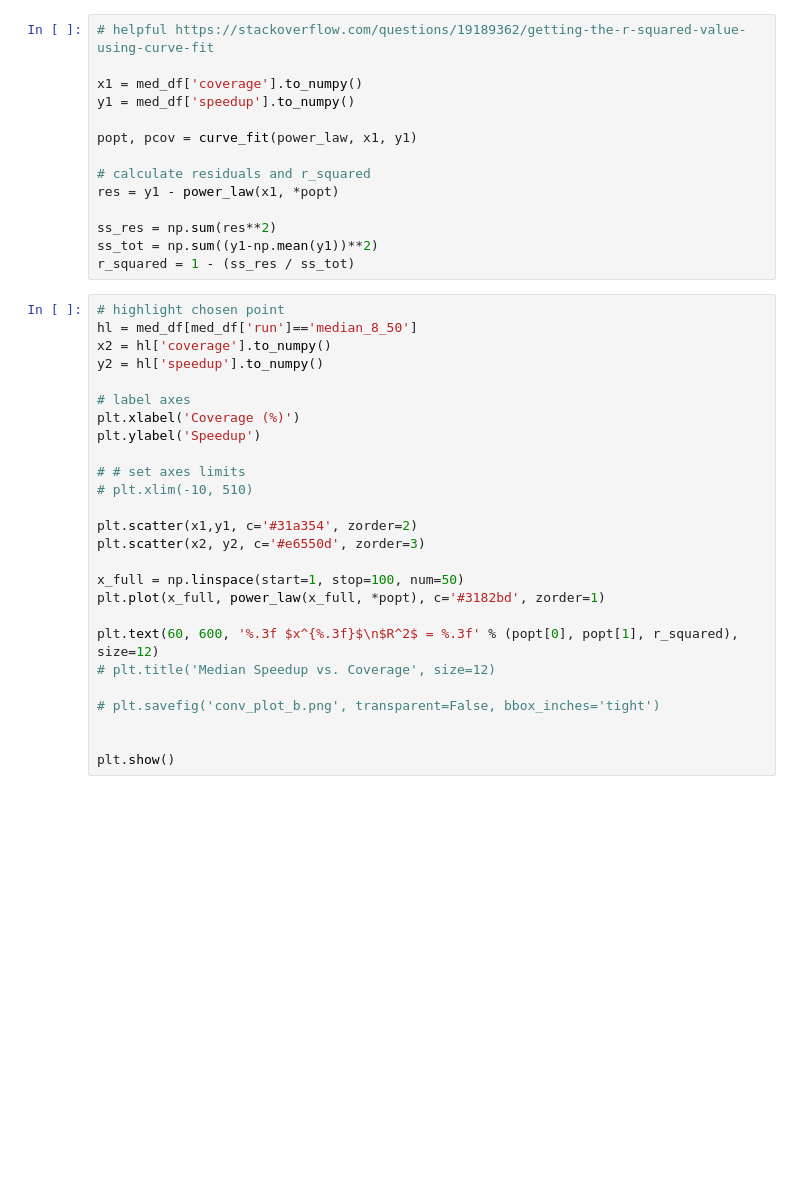
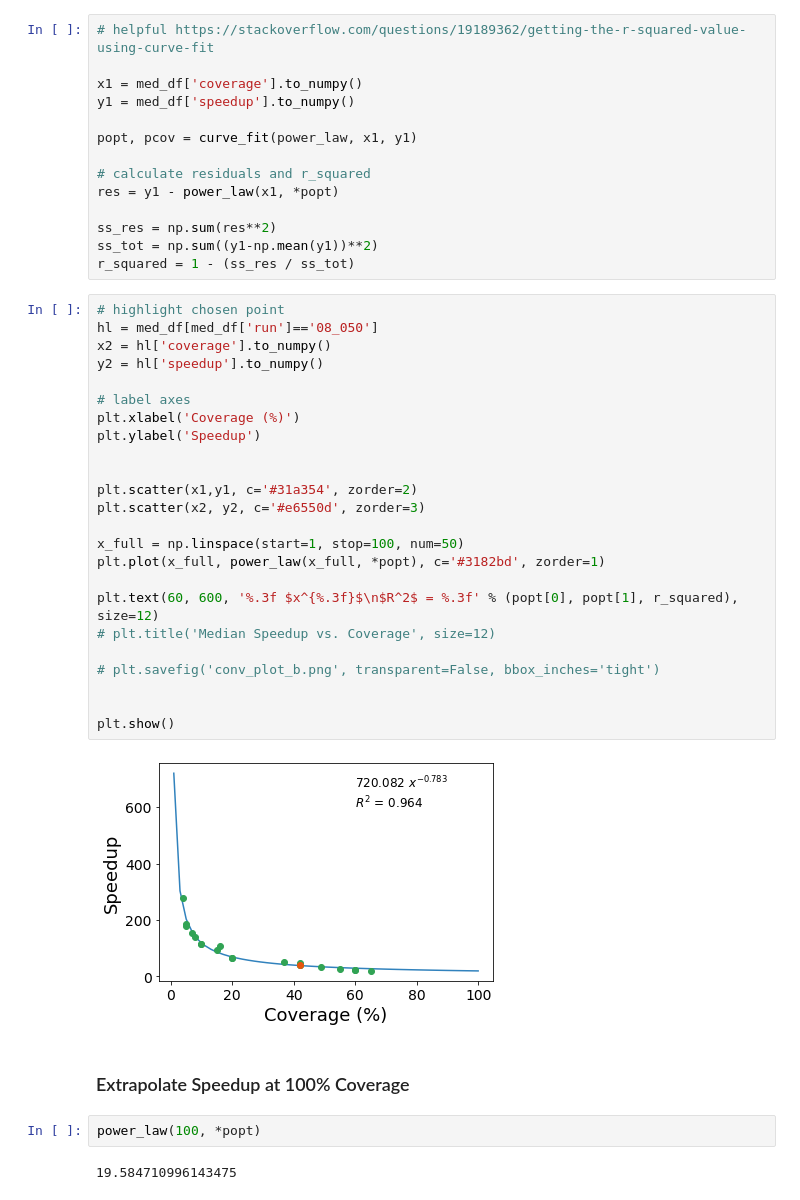
Before and after one commit to brigreens/GA-Best-Practices, a Jupyter notebook: data_analysis/GA_convergence_analysis_median.ipynb, the cells around one changed output. Saved outputs shown, nothing was run; the diff lists cells and outputs as text; blank space fills up the shorter version.

```diff
--- a/data_analysis/GA_convergence_analysis_median.ipynb
+++ b/data_analysis/GA_convergence_analysis_median.ipynb
@@ -441,27 +441,33 @@ ss_tot = np.sum((y1-np.mean(y1))**2)
 r_squared = 1 - (ss_res / ss_tot)
 # %%
 # highlight chosen point
-hl = med_df[med_df['run']=='median_8_50']
+hl = med_df[med_df['run']=='08_050']
 x2 = hl['coverage'].to_numpy()
 y2 = hl['speedup'].to_numpy()
 
 # label axes
 plt.xlabel('Coverage (%)')
 plt.ylabel('Speedup')
 
-# # set axes limits
-# plt.xlim(-10, 510)
 
 plt.scatter(x1,y1, c='#31a354', zorder=2)
 plt.scatter(x2, y2, c='#e6550d', zorder=3)
 
 x_full = np.linspace(start=1, stop=100, num=50)
 plt.plot(x_full, power_law(x_full, *popt), c='#3182bd', zorder=1)
 
 plt.text(60, 600, '%.3f $x^{%.3f}$\n$R^2$ = %.3f' % (popt[0], popt[1], r_squared), size=12)
 # plt.title('Median Speedup vs. Coverage', size=12)
 
 # plt.savefig('conv_plot_b.png', transparent=False, bbox_inches='tight')
 
 
 plt.show()
+# %% [output]
+[figure, added]
+# %% [markdown]
+### Extrapolate Speedup at 100% Coverage
+# %%
+power_law(100, *popt)
+# %% [output]
+19.584710996143475
```
Also changed, not shown: parts of 3 cells of this notebook.
